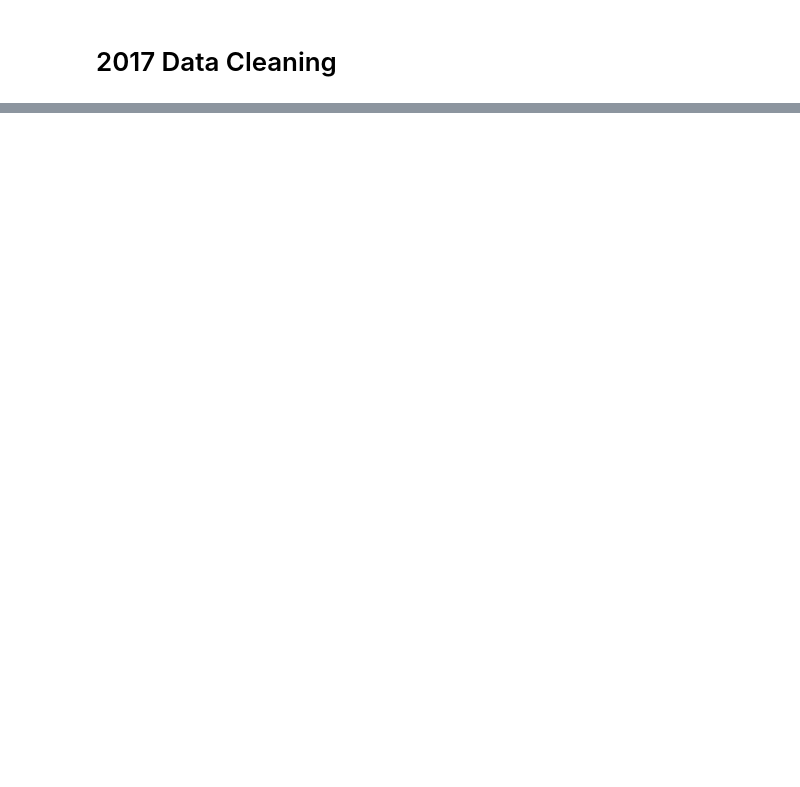
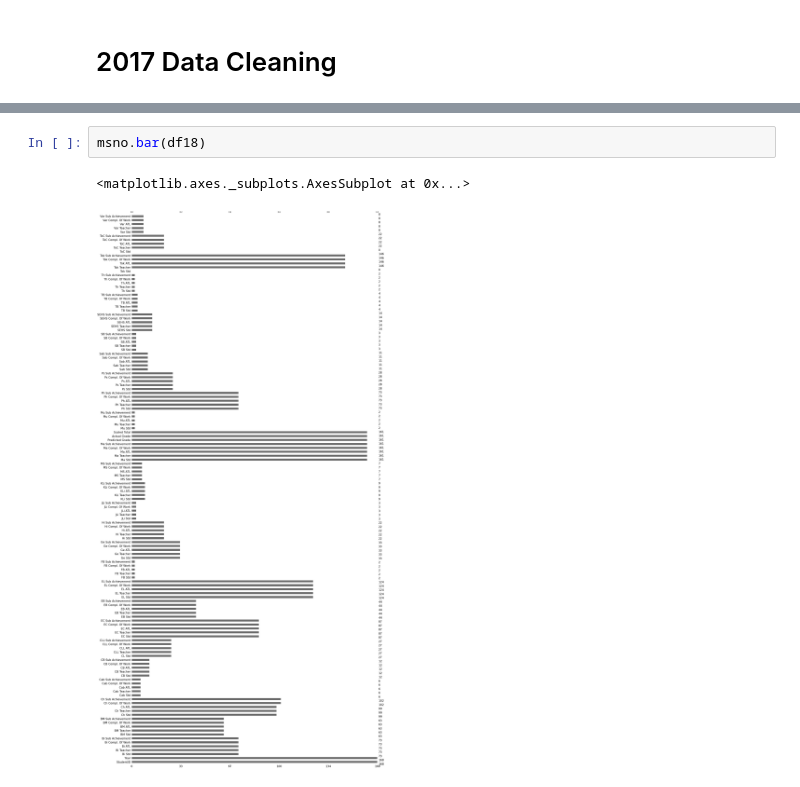
Before and after one commit to siti-alawiyah/ibresultprediction, a Jupyter notebook: Exploratory_Data_Analysis_1_0.ipynb, the cells around one changed output, grey strips where cells are left out. Drawn from its saved outputs; the diff is of its cells as text; blank space fills up the shorter version.

```diff
--- a/Exploratory_Data_Analysis_1_0.ipynb
+++ b/Exploratory_Data_Analysis_1_0.ipynb
@@ -252,0 +272,5 @@ list(df17.select_dtypes(include='object').columns)
+# %%
+msno.bar(df18)
+# %% [output]
+<matplotlib.axes._subplots.AxesSubplot at 0x...>
+[figure, added]
```
Also changed, not shown: parts of 17 cells of this notebook.
